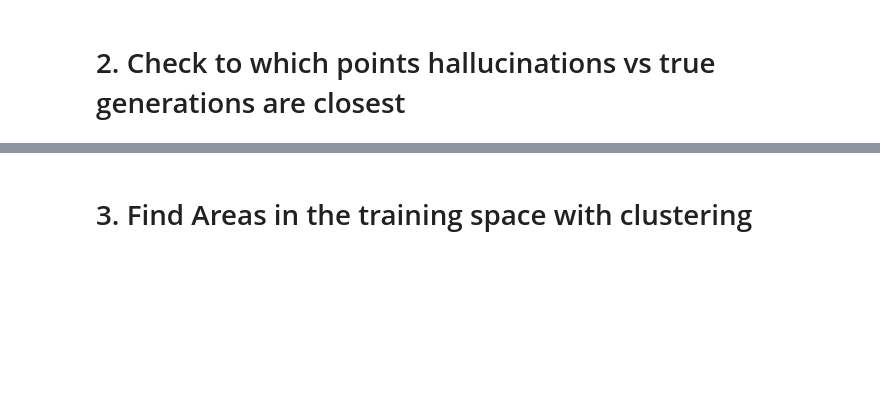
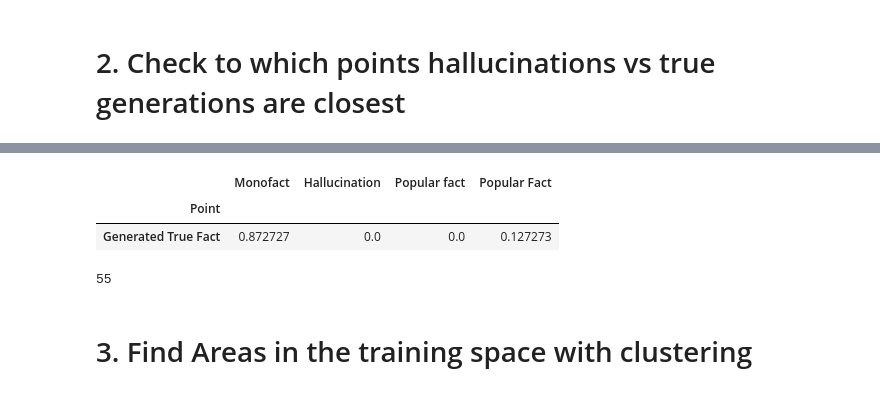
Before and after one commit to LeonPeric/Hallucination-Calibration, a Jupyter notebook: demos/monofact_embedding_experiment.ipynb, the cells around one changed output, grey strips where cells are left out. Drawn from its saved outputs; the diff is of its cells as text; code cells hidden in the pictures; blank space fills up the shorter version.

Commit message:
Add missing results about closest hallucination / monofact

```diff
--- a/demos/monofact_embedding_experiment.ipynb
+++ b/demos/monofact_embedding_experiment.ipynb
@@ -176,7 +176,7 @@ result = []
 
 for embedding in tqdm(generated_facts_embeddings):
     embedding = torch.Tensor(embedding[1])
-    closest = dict(closest_different_point(embedding, top_k=3))
+    closest = dict(closest_different_point(embedding, top_k=1))
 
     closest_point = {'Monofact': 0, 'Hallucination': 0, 'Popular fact': 0}
     closest_point.update(**closest)
@@ -218,9 +222,9 @@ closest_to_true_facts
 # %%
 result = []
 
-for embedding in tqdm(generated_hallucination_embeddings):
+for embedding in tqdm(generated_hallucinations_embeddings):
     embedding = torch.Tensor(embedding[1])
-    closest = dict(closest_different_point(embedding, top_k=3))
+    closest = dict(closest_different_point(embedding, top_k=1))
 
     closest_point = {'Monofact': 0, 'Hallucination': 0, 'Popular fact': 0}
     closest_point.update(**closest)
@@ -233,6 +261,14 @@ for embedding in tqdm(generated_hallucination_embeddings):
 # %%
-closest_to_hallucinations = pd.DataFrame(result).groupby(by='Point').sum() / len(generated_hallucination_embeddings)
+closest_to_hallucinations = pd.DataFrame(result).groupby(by='Point').sum() / len(generated_hallucinations_embeddings)
 closest_to_hallucinations
+# %% [output]
+|  | Monofact | Hallucination | Popular fact | Popular Fact |
+| Point |  |  |  |  |
+| Generated True Fact | 0.872727 | 0.0 | 0.0 | 0.127273 |
+# %%
+len(generated_hallucinations_embeddings)
+# %% [output]
+55
 # %% [markdown]
 # 3. Find Areas in the training space with clustering
 # %%
```
Also changed, not shown: parts of 5 cells of this notebook.
